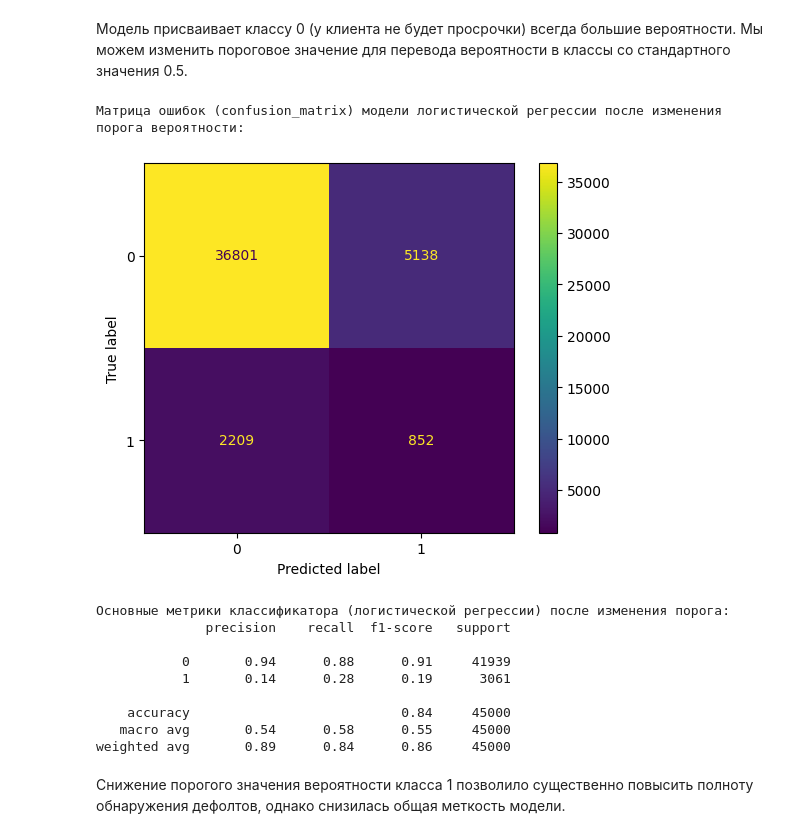
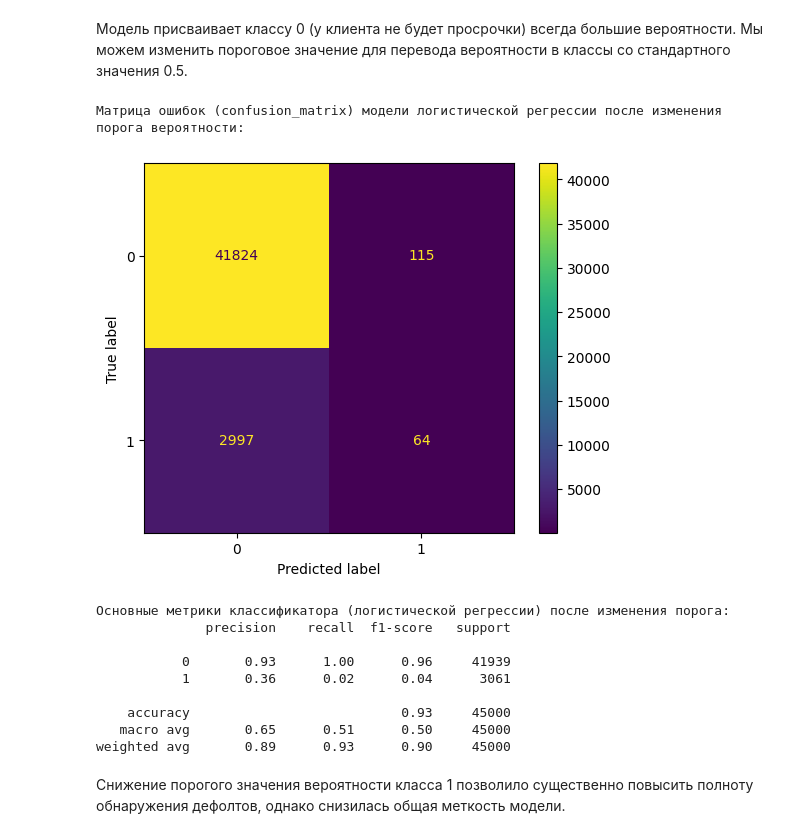
Before and after one commit to mikhpo/ds-for-non-ds, a Jupyter notebook: notebooks/credit_scoring.ipynb, the cells around one changed output. Cells and saved outputs as stored; diff of their text form; code cells hidden in the pictures.

```diff
--- a/notebooks/credit_scoring.ipynb
+++ b/notebooks/credit_scoring.ipynb
@@ -472,4 +498,5 @@ pd.DataFrame(x_transformed)
 # %% [markdown]
 Для обучения модели необходимо разделить набор данных на две части: для обучения и для тестирования. Разобъем набор данных при помощи функции train_test_split, входящей в библиотеку sklearn. Набор данных для обучения будет составлять 70% от всех данных, для тестирования - 30%.
 # %%
-x_train, x_test, y_train, y_test = train_test_split(x_transformed, y, test_size=0.3, random_state=13)
+test_size = 0.3
+x_train, x_test, y_train, y_test = train_test_split(x_transformed, y, test_size=test_size, random_state=13)
@@ -622,8 +667,8 @@ AUC-ROC (площадь под кривой ошибок) модели логи
 # %% [markdown]
 Посмотрим на вероятности, выдаваемые моделью логистической регрессии.
 # %%
-probabilities = logistic_regression.predict_proba(x_test)
-probabilities[:10]
+logistic_regression_probabilities = logistic_regression.predict_proba(x_test)
+logistic_regression_probabilities[:10]
 # %% [output]
 array([[0.97130364, 0.02869636],
        [0.89687275, 0.10312725],
@@ -643,28 +685,31 @@ adjusted_classes = probabilities_past_due > 0.1
+# %%
+logistic_regression_probabilities_past_due = logistic_regression_probabilities[:,1]
+logistic_regression_adjusted = logistic_regression_probabilities_past_due > 0.2
 # %%
-logistic_regression_confusion_adjusted = confusion_matrix(y_test, adjusted_classes, labels=logistic_regression.classes_)
+logistic_regression_confusion_adjusted = confusion_matrix(y_test, logistic_regression_adjusted, labels=logistic_regression.classes_)
 print(f"Матрица ошибок (confusion_matrix) модели логистической регрессии после изменения порога вероятности:")
 logistic_regression_adjusted_confusion_display = ConfusionMatrixDisplay(
     logistic_regression_confusion_adjusted,
     display_labels=logistic_regression.classes_
 )
 logistic_regression_adjusted_confusion_display.plot()
 plt.show()
 # %% [output]
 Матрица ошибок (confusion_matrix) модели логистической регрессии после изменения порога вероятности:
-[figure, old version]
+[figure, new version]
 # %%
-logistic_regression_adjusted_report = classification_report(y_test, adjusted_classes)
+logistic_regression_adjusted_report = classification_report(y_test, logistic_regression_adjusted)
 print(f"Основные метрики классификатора (логистической регрессии) после изменения порога:\n{logistic_regression_adjusted_report}")
 # %% [output]
 Основные метрики классификатора (логистической регрессии) после изменения порога:
               precision    recall  f1-score   support
 
-           0       0.94      0.88      0.91     41939
-           1       0.14      0.28      0.19      3061
+           0       0.93      1.00      0.96     41939
+           1       0.36      0.02      0.04      3061
 
-    accuracy                           0.84     45000
-   macro avg       0.54      0.58      0.55     45000
-weighted avg       0.89      0.84      0.86     45000
+    accuracy                           0.93     45000
+   macro avg       0.65      0.51      0.50     45000
+weighted avg       0.89      0.93      0.90     45000
 # %% [markdown]
 Снижение порогого значения вероятности класса 1 позволило существенно повысить полноту обнаружения дефолтов, однако снизилась общая меткость модели.
 # %% [markdown]
```
Also changed, not shown: parts of 50 cells of this notebook.
